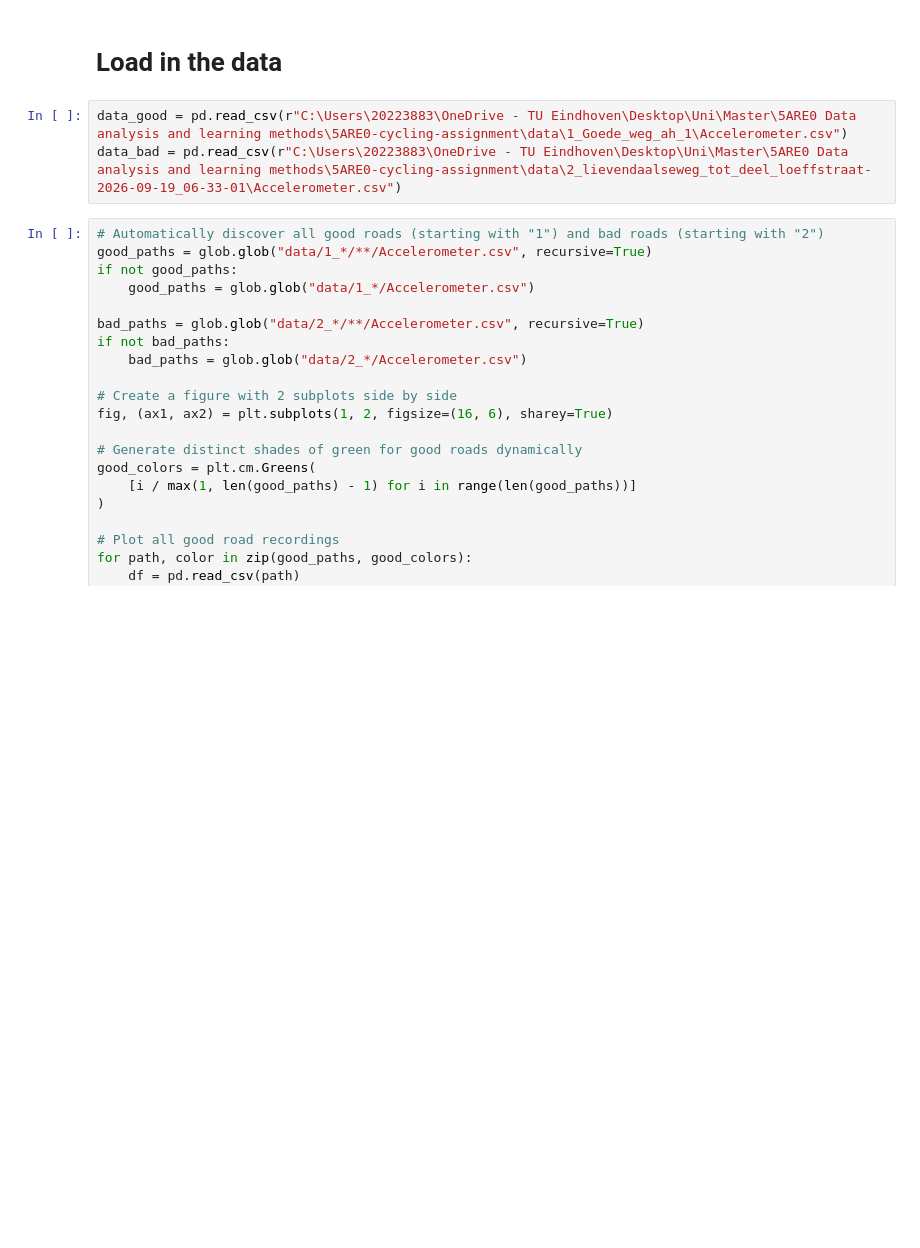
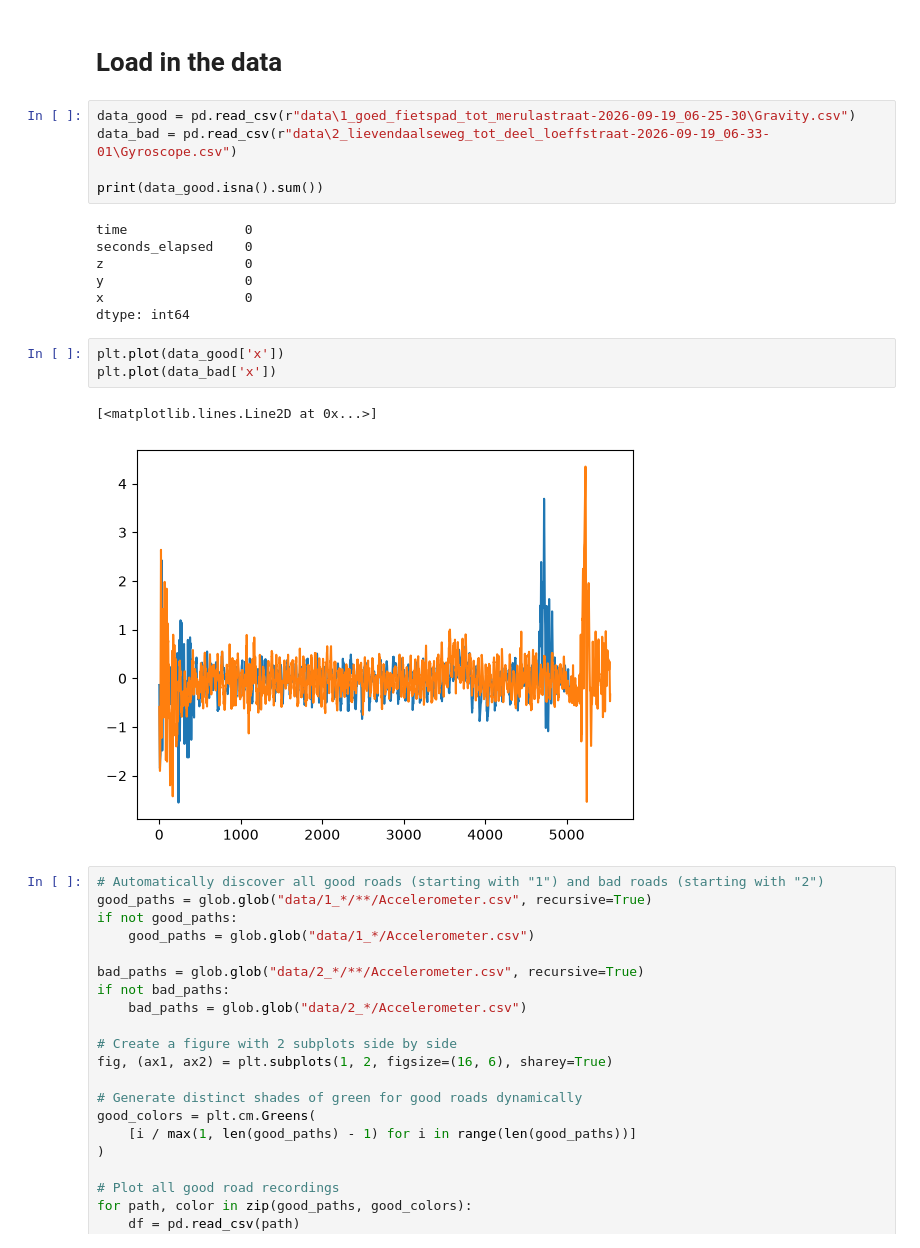
Before and after one commit to yoeri-stassen/5ARE0-cycling-assignment, a Jupyter notebook: data_preprocessing.ipynb, the cells around one changed output. Cells and saved outputs as stored; diff of their text form; blank space fills up the shorter version.

```diff
--- a/data_preprocessing.ipynb
+++ b/data_preprocessing.ipynb
@@ -17,8 +17,23 @@ from sklearn.decomposition import PCA
 # %% [markdown]
 # Load in the data
 # %%
-data_good = pd.read_csv(r"C:\Users\20223883\OneDrive - TU Eindhoven\Desktop\Uni\Master\5ARE0 Data analysis and learning methods\5ARE0-cycling-assignment\data\1_Goede_weg_ah_1\Accelerometer.csv")
-data_bad = pd.read_csv(r"C:\Users\20223883\OneDrive - TU Eindhoven\Desktop\Uni\Master\5ARE0 Data analysis and learning methods\5ARE0-cycling-assignment\data\2_lievendaalseweg_tot_deel_loeffstraat-2026-09-19_06-33-01\Accelerometer.csv")
+data_good = pd.read_csv(r"data\1_goed_fietspad_tot_merulastraat-2026-09-19_06-25-30\Gravity.csv")
+data_bad = pd.read_csv(r"data\2_lievendaalseweg_tot_deel_loeffstraat-2026-09-19_06-33-01\Gyroscope.csv")
+
+print(data_good.isna().sum())
+# %% [output]
+time               0
+seconds_elapsed    0
+z                  0
+y                  0
+x                  0
+dtype: int64
+# %%
+plt.plot(data_good['x'])
+plt.plot(data_bad['x'])
+# %% [output]
+[<matplotlib.lines.Line2D at 0x...>]
+[figure, added]
 # %%
 # Automatically discover all good roads (starting with "1") and bad roads (starting with "2")
 good_paths = glob.glob("data/1_*/**/Accelerometer.csv", recursive=True)
```
Also changed, not shown: parts of 7 cells of this notebook, 1 other file.
